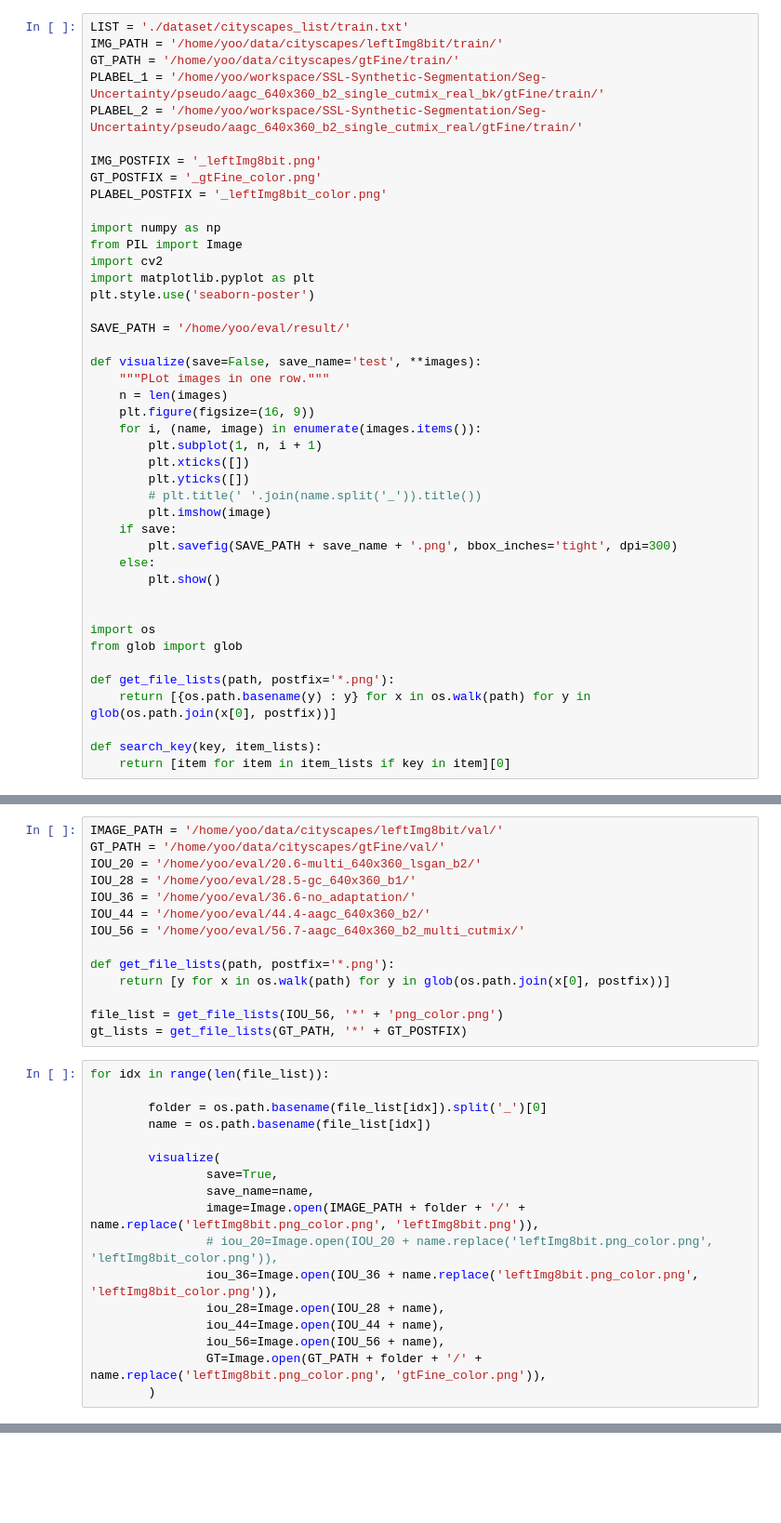
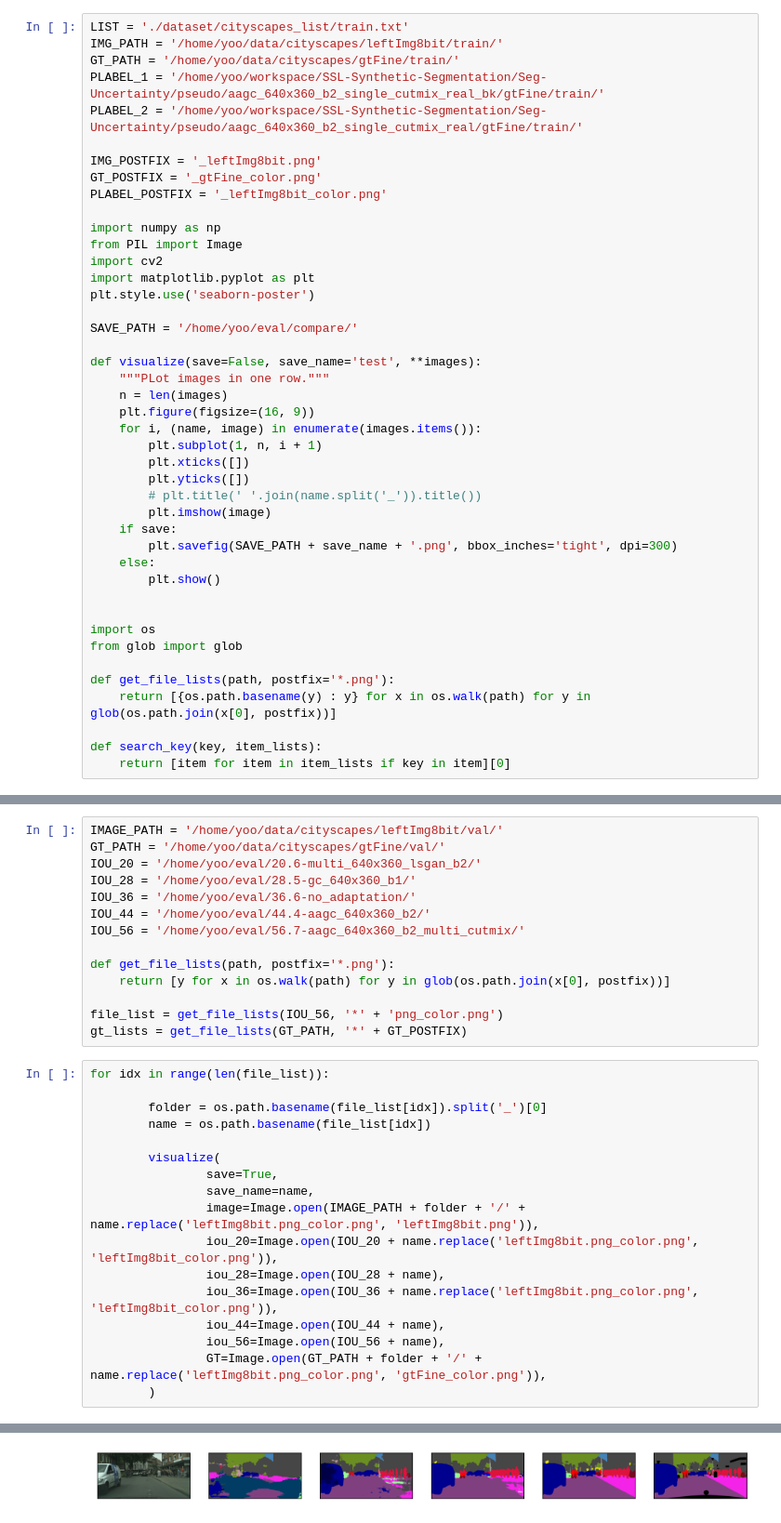
Before and after one commit to hi-space/SSL-Synthetic-Segmentation, a Jupyter notebook: Seg-Uncertainty/viz_plabel.ipynb, the cells around one changed output, grey strips where cells are left out. Shown at 93% size. Saved outputs shown, nothing was run; the diff lists cells and outputs as text; blank space fills up the shorter version.

Commit message:
save up to date

```diff
--- a/Seg-Uncertainty/viz_plabel.ipynb
+++ b/Seg-Uncertainty/viz_plabel.ipynb
@@ -15,7 +15,7 @@ import cv2
 import matplotlib.pyplot as plt
 plt.style.use('seaborn-poster')
 
-SAVE_PATH = '/home/yoo/eval/result/'
+SAVE_PATH = '/home/yoo/eval/compare/'
 
 def visualize(save=False, save_name='test', **images):
     """PLot images in one row."""
@@ -104,10 +104,11 @@ for idx in range(len(file_list)):
                 save=True,
                 save_name=name,
                 image=Image.open(IMAGE_PATH + folder + '/' + name.replace('leftImg8bit.png_color.png', 'leftImg8bit.png')),
-                # iou_20=Image.open(IOU_20 + name.replace('leftImg8bit.png_color.png', 'leftImg8bit_color.png')),
+                iou_20=Image.open(IOU_20 + name.replace('leftImg8bit.png_color.png', 'leftImg8bit_color.png')),
+                iou_28=Image.open(IOU_28 + name),
                 iou_36=Image.open(IOU_36 + name.replace('leftImg8bit.png_color.png', 'leftImg8bit_color.png')),
-                iou_28=Image.open(IOU_28 + name),
                 iou_44=Image.open(IOU_44 + name),
                 iou_56=Image.open(IOU_56 + name),
                 GT=Image.open(GT_PATH + folder + '/' + name.replace('leftImg8bit.png_color.png', 'gtFine_color.png')),
         )
+# %% [output]
@@ -113,0 +116 @@ for idx in range(len(file_list)):
+[figure, added]
```
Also changed, not shown: parts of 1 cell of this notebook, 41 other files.
